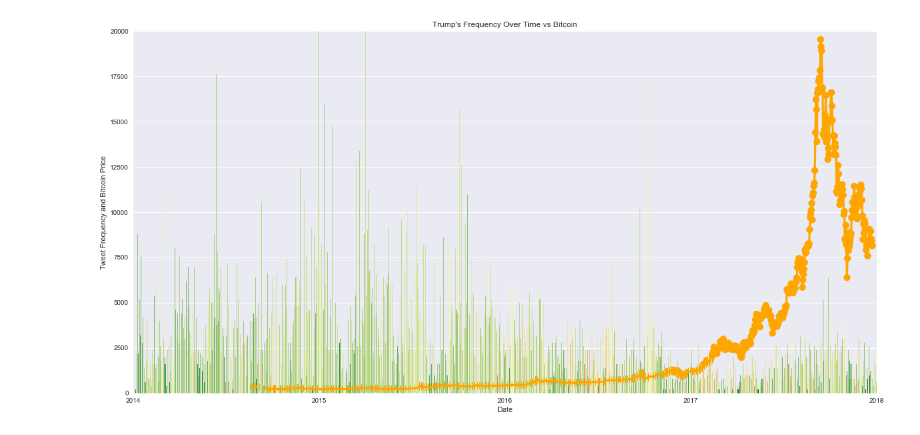
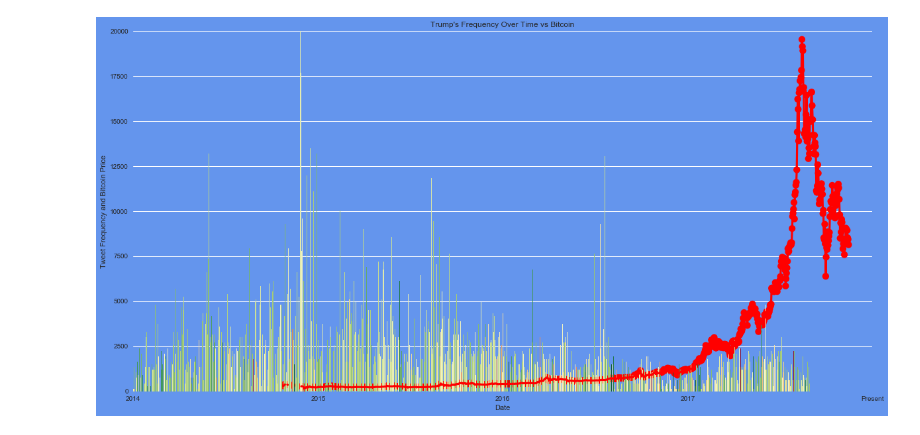
Before and after one commit to TEAbraham/Project-1, a Jupyter notebook: Data/Thomas Abraham.ipynb, the cells around one changed output. Cells and saved outputs as stored; diff of their text form; code cells hidden in the pictures.

Commit message:
graphs

```diff
--- a/Data/Thomas Abraham.ipynb
+++ b/Data/Thomas Abraham.ipynb
@@ -10,7 +14,4 @@ from datetime import datetime
 # %%
 trump_tweet = pd.read_csv('cleaned_merged.csv')
-nasdaq = pd.read_csv('Nasdaq.csv')
-dow_jones = pd.read_csv('DJI.csv')
-sp500 = pd.read_csv('SP_500.csv')
-final_data = pd.read_csv('final_data.csv')
+final_data = pd.read_csv('full_merged.csv')
 # %%
@@ -45,0 +74,14 @@ trump_tweet.Avg_Followers.max()
+# %%
+x = ['2013','2014','2015','2016','2017','Present']
+
+sns.set(rc={'figure.figsize':(20,10),'axes.facecolor':'cornflowerblue', 'figure.facecolor':'cornflowerblue'})
+g=sns.pointplot(x=final_data.Date, y=final_data['Dow_close'],color='green')
+g=sns.barplot(x=final_data.Date, y=final_data['# of Text']*300, palette=mpl.cm.ScalarMappable(cmap='RdYlGn').to_rgba(trump_tweet['Avg_Compound']))
+
+g.xaxis.set_major_locator(ticker.MultipleLocator(396))
+g.xaxis.set_major_formatter(ticker.FixedFormatter(x))
+
+plt.title(f"Trump's Frequency Over Time vs Bitcoin")
+plt.ylabel("Tweet Frequency and Bitcoin Price")
+plt.ylim(0,30000)
+plt.show()
@@ -45,0 +90,14 @@ trump_tweet.Avg_Followers.max()
+# %%
+x = ['2013','2014','2015','2016','2017','Present']
+
+sns.set(rc={'figure.figsize':(20,10),'axes.facecolor':'cornflowerblue', 'figure.facecolor':'cornflowerblue'})
+g=sns.pointplot(x=final_data.Date, y=final_data['SP_close'],color='yellow')
+g=sns.barplot(x=final_data.Date, y=final_data['# of Text']*30, palette=mpl.cm.ScalarMappable(cmap='RdYlGn').to_rgba(trump_tweet['Avg_Compound']))
+
+g.xaxis.set_major_locator(ticker.MultipleLocator(396))
+g.xaxis.set_major_formatter(ticker.FixedFormatter(x))
+
+plt.title(f"Trump's Frequency Over Time vs Bitcoin")
+plt.ylabel("Tweet Frequency and Bitcoin Price")
+plt.ylim(0,3000)
+plt.show()
@@ -46,16 +106,16 @@ trump_tweet.Avg_Followers.max()
 # %%
-x = ['2013','2014','2015','2016','2017','2018']
+x = ['2013','2014','2015','2016','2017','Present']
 
-sns.set(rc={'figure.figsize':(20,10)})
-g=sns.pointplot(x=final_data.Date, y=final_data['BTC_close'],color='orange')
-g=sns.barplot(x=trump_tweet.Date, y=trump_tweet['# of Text']*200, palette=mpl.cm.ScalarMappable(cmap='RdYlGn').to_rgba(trump_tweet['Avg_Compound']))
+sns.set(rc={'figure.figsize':(20,10),'axes.facecolor':'cornflowerblue', 'figure.facecolor':'cornflowerblue'})
+g=sns.pointplot(x=final_data.Date, y=final_data['BTC_close'],color='red')
+g=sns.barplot(x=final_data.Date, y=final_data['# of Text']*150, palette=mpl.cm.ScalarMappable(cmap='RdYlGn').to_rgba(trump_tweet['Avg_Compound']))
 
-g.xaxis.set_major_locator(ticker.MultipleLocator(359))
+g.xaxis.set_major_locator(ticker.MultipleLocator(396))
 g.xaxis.set_major_formatter(ticker.FixedFormatter(x))
 
 plt.title(f"Trump's Frequency Over Time vs Bitcoin")
 plt.ylabel("Tweet Frequency and Bitcoin Price")
 plt.ylim(0,20000)
 plt.show()
 # %% [output]
-[figure, old version]
+[figure, new version]
```
Also changed, not shown: parts of 13 cells of this notebook, 1 other file.
